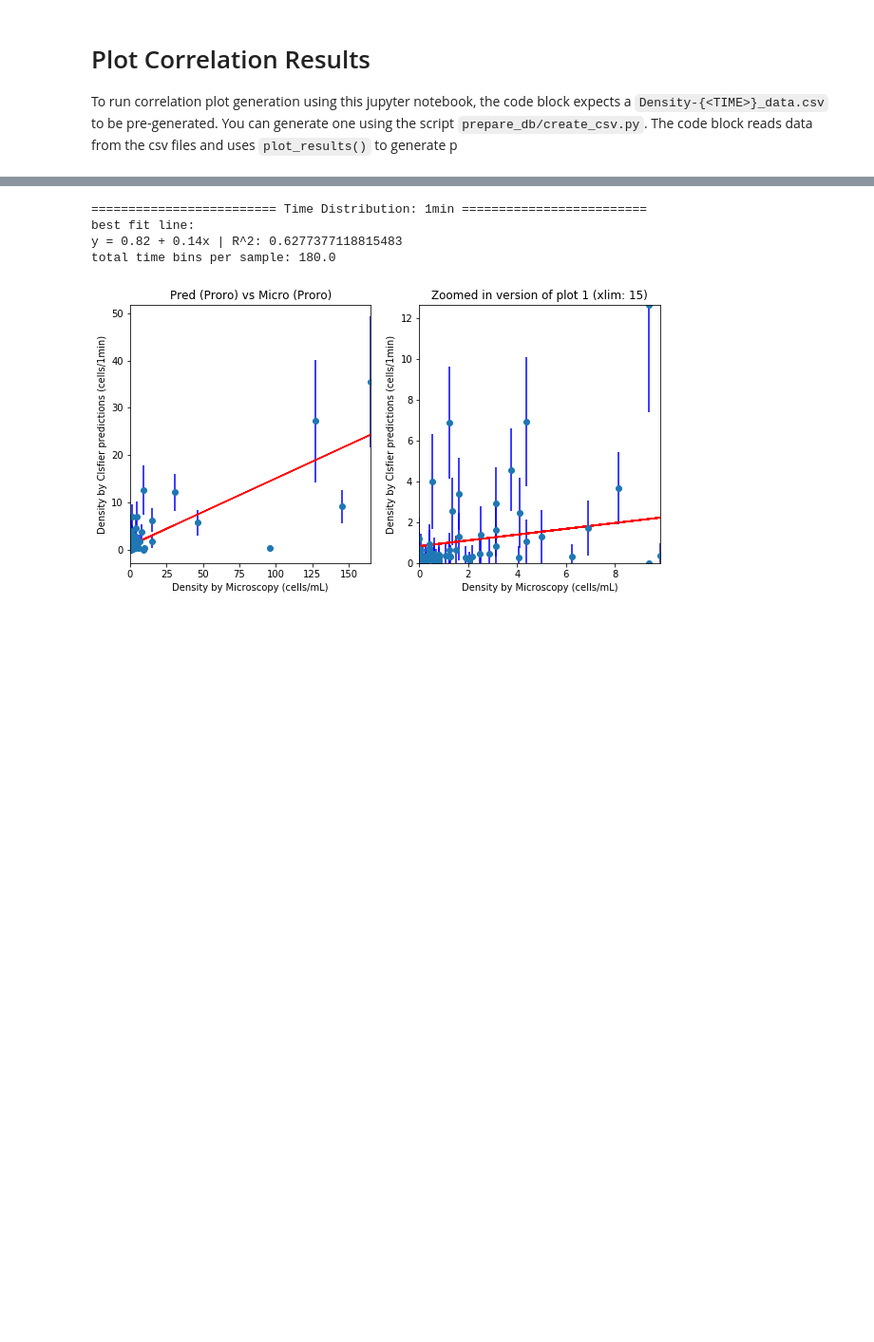
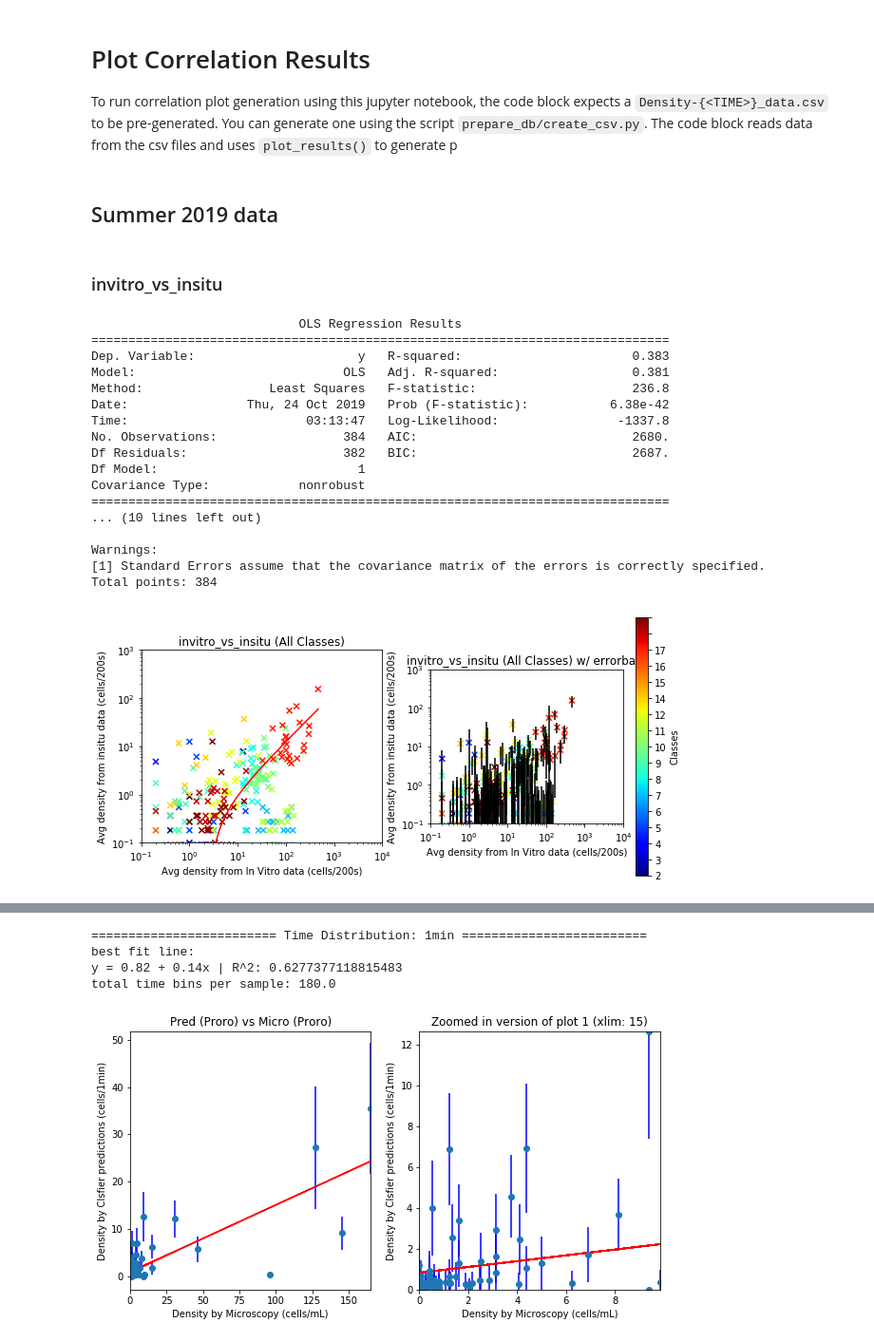
Before and after one commit to hab-spc/hab-rnd, a Jupyter notebook: validate_exp/validate_time_dst.ipynb, the cells around one changed output, grey strips where cells are left out. Shown at 95% size. Cells and saved outputs as stored; diff of their text form; code cells hidden in the pictures; blank space fills up the shorter version.

```diff
--- a/validate_exp/validate_time_dst.ipynb
+++ b/validate_exp/validate_time_dst.ipynb
@@ -86,3 +61,33 @@ plt.show()
 # Plot Correlation Results
 
 To run correlation plot generation using this jupyter notebook, the code block expects a `Density-{<TIME>}_data.csv` to be pre-generated. You can generate one using the script `prepare_db/create_csv.py`. The code block reads data from the csv files and uses `plot_results()` to generate p
+# %% [markdown]
+## Summer 2019 data
+# %% [markdown]
+### invitro_vs_insitu
+# %%
+version = '-20Class_summer2019'
+data_dir = '/data6/lekevin/hab-master/hab_rnd/experiments/exp_hab20_summer2019'
+csv_fname = os.path.join(data_dir, 'Density{}.csv')
+df = load_density_data(csv_fname.format(version))
+
+plot_sampling_correlation(smpl='invitro_vs_insitu', df=df, plot_classes=False, compute_log_scale=True, t='200s', verbose=True)
+# %% [output]
+                            OLS Regression Results
+==============================================================================
+Dep. Variable:                      y   R-squared:                       0.383
+Model:                            OLS   Adj. R-squared:                  0.381
+Method:                 Least Squares   F-statistic:                     236.8
+Date:                Thu, 24 Oct 2019   Prob (F-statistic):           6.38e-42
+Time:                        03:13:47   Log-Likelihood:                -1337.8
+No. Observations:                 384   AIC:                             2680.
+Df Residuals:                     382   BIC:                             2687.
+Df Model:                           1
+Covariance Type:            nonrobust
+==============================================================================
+... (10 lines left out)
+
+Warnings:
+[1] Standard Errors assume that the covariance matrix of the errors is correctly specified.
+Total points: 384
+[figure, added]
```
Also changed, not shown: parts of 18 cells of this notebook, 5 other files.
